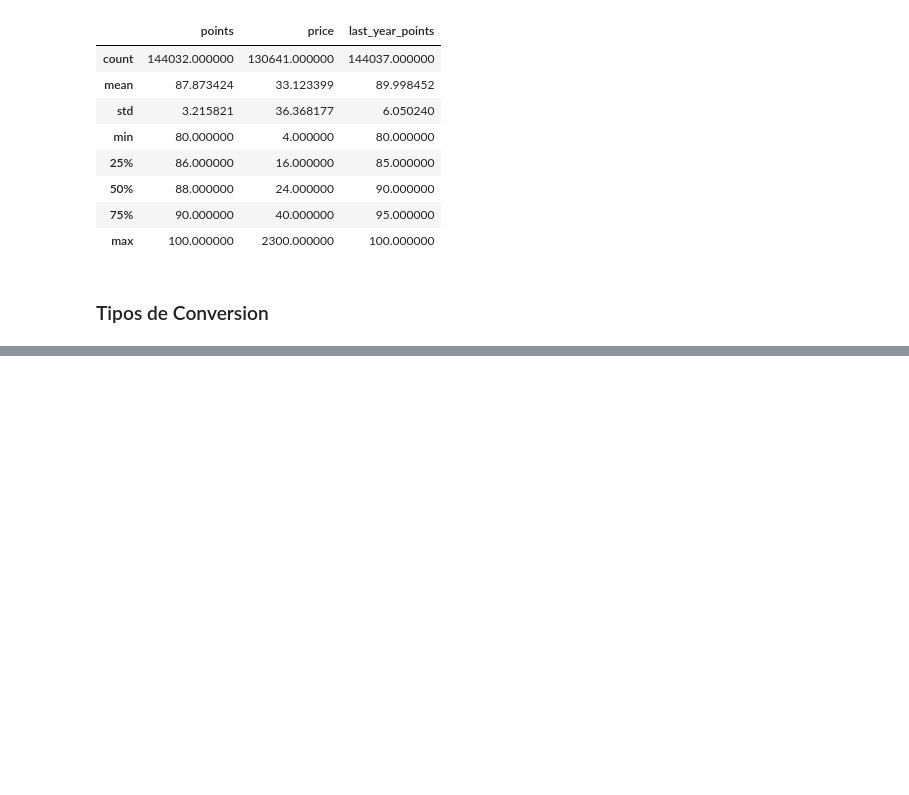
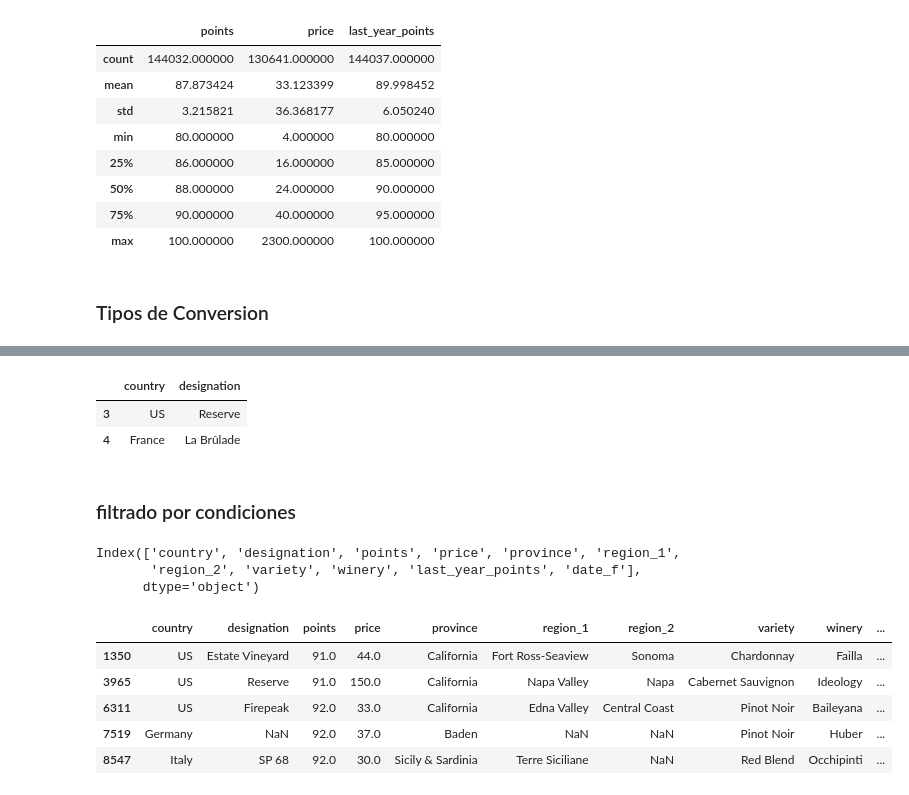
Before and after one commit to andresfkyjas/pad20252_1, a Jupyter notebook: src/clases_ad/clase_5678_pandas.ipynb, the cells around one changed output, grey strips where cells are left out. Saved outputs shown, nothing was run; the diff lists cells and outputs as text; code cells hidden in the pictures; blank space fills up the shorter version.

```diff
--- a/src/clases_ad/clase_5678_pandas.ipynb
+++ b/src/clases_ad/clase_5678_pandas.ipynb
@@ -143,0 +271,23 @@ df_csv.describe()
+# %%
+df_csv.iloc[3:5, 0:2]
+# %% [output]
+|  | country | designation |
+| 3 | US | Reserve |
+| 4 | France | La Brûlade |
+# %% [markdown]
+### filtrado por condiciones
+# %%
+df_csv.columns
+# %% [output]
+Index(['country', 'designation', 'points', 'price', 'province', 'region_1',
+       'region_2', 'variety', 'winery', 'last_year_points', 'date_f'],
+      dtype='object')
+# %%
+df_csv[(df_csv['date_f'] == "2025-10-31 00:00:00") & (df_csv['points'] > 90)].head(5)
+# %% [output]
+|  | country | designation | points | price | province | region_1 | region_2 | variety | winery | ... |
+| 1350 | US | Estate Vineyard | 91.0 | 44.0 | California | Fort Ross-Seaview | Sonoma | Chardonnay | Failla | ... |
+| 3965 | US | Reserve | 91.0 | 150.0 | California | Napa Valley | Napa | Cabernet Sauvignon | Ideology | ... |
+| 6311 | US | Firepeak | 92.0 | 33.0 | California | Edna Valley | Central Coast | Pinot Noir | Baileyana | ... |
+| 7519 | Germany | NaN | 92.0 | 37.0 | Baden | NaN | NaN | Pinot Noir | Huber | ... |
+| 8547 | Italy | SP 68 | 92.0 | 30.0 | Sicily & Sardinia | Terre Siciliane | NaN | Red Blend | Occhipinti | ... |
```
Also changed, not shown: parts of 29 cells of this notebook.
